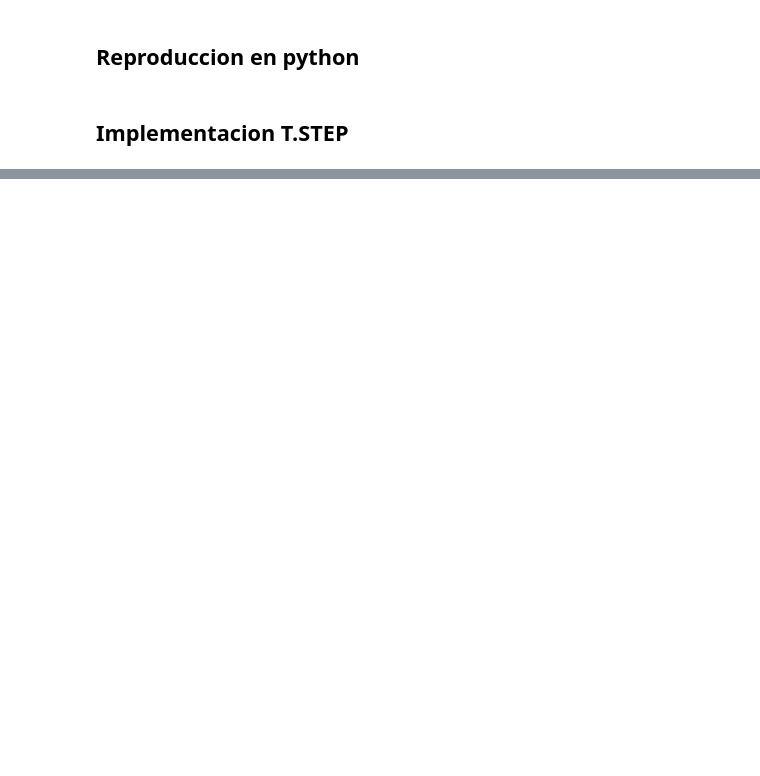
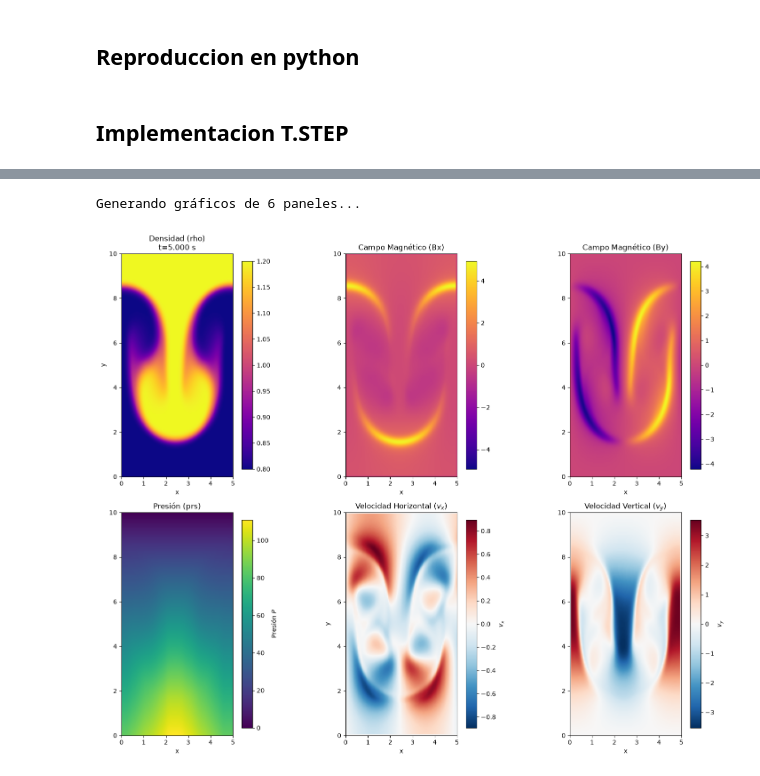
Before and after one commit to ProfRTRD/CA_repo, a Jupyter notebook: Proyecto2 - Rayleigh Taylor/Proyecto 2.ipynb, the cells around one changed output, grey strips where cells are left out. Drawn from its saved outputs; the diff is of its cells as text; code cells hidden in the pictures; blank space fills up the shorter version.

Commit message:
Se añadieron als distintas graficas, se arreglo un problema con el campo magnetico

```diff
--- a/Proyecto2 - Rayleigh Taylor/Proyecto 2.ipynb
+++ b/Proyecto2 - Rayleigh Taylor/Proyecto 2.ipynb
@@ -112,8 +118,8 @@ Nx, Ny = 100, 200
 dx = dy = 0.05
 g = 9.81
 rho_0 = 1.0
-dt = 0.005       # Paso de tiempo pequeño para cumplir CFL
-pasos = 5000
+dt = 0.0005       # Paso de tiempo pequeño para cumplir CFL
+pasos = 10000
 
 #Inicialización de campos
 omega = np.zeros((Ny, Nx))
@@ -128,7 +134,7 @@ B0 = 0.5        # Fuerza del campo magnético inicial horizontal
 for j in range(Ny):
     for i in range(Nx):
         y_interface = (Ny / 2) + 3.0 * np.cos(2 * np.pi * i / Nx)
-        rho[j, i] = 1.0 if j > y_interface else 0.9  # Pesado arriba, ligero abajo
+        rho[j, i] = 1.2 if j > y_interface else 0.8  # Pesado arriba, ligero abajo
 
 # Inicialización de campos magnéticos
 A = np.zeros((Ny, Nx))
@@ -286,0 +272,69 @@ Generando gráficos de campos separados...
+# %%
+# =====================================================================
+# VISUALIZACIÓN ESTILO PLUTO (6 PANELES)
+# =====================================================================
+print("Generando gráficos de 6 paneles...")
+
+# Crear una figura de 2 filas y 3 columnas para evitar distorsión
+fig, axes = plt.subplots(2, 3, figsize=(16, 12))
+ax1, ax2, ax3, ax4, ax5, ax6 = axes.flatten()
+
+# Extensión física para los ejes (Lx, Ly)
+extension = [0, Nx * dx, 0, Ny * dy]
+
+# PANEL 1: Densidad (rho)
+im1 = ax1.imshow(rho, cmap='plasma', origin='lower', extent=extension)
+ax1.set_title(f"Densidad (rho)\nt={pasos*dt:.3f} s")
+ax1.set_xlabel("x")
+ax1.set_ylabel("y")
+fig.colorbar(im1, ax=ax1, fraction=0.046, pad=0.04)
+
+# PANEL 2: Componente X del Campo Magnético (Bx)
+
+max_bx = np.max(np.abs(Bx)) if np.max(np.abs(Bx)) > 1e-6 else 1e-6
+im2 = ax2.imshow(Bx, cmap='plasma', origin='lower', extent=extension,
+                 vmin=-max_bx, vmax=max_bx)
+ax2.set_title("Campo Magnético (Bx)")
+ax2.set_xlabel("x")
+fig.colorbar(im2, ax=ax2, fraction=0.046, pad=0.04)
+
+# PANEL 3: Componente Y del Campo Magnético (By)
+
+max_by = np.max(np.abs(By)) if np.max(np.abs(By)) > 1e-6 else 1e-6
+im3 = ax3.imshow(By, cmap='plasma', origin='lower', extent=extension,
+                 vmin=-max_by, vmax=max_by)
+ax3.set_title("Campo Magnético (By)")
+ax3.set_xlabel("x")
+fig.colorbar(im3, ax=ax3, fraction=0.046, pad=0.04)
+
+# Panel 4: Presion
+im4 = ax4.imshow(prs, cmap='viridis', origin='lower', extent=extension)
+ax4.set_title("Presión (prs)")
+ax4.set_xlabel("x")
+fig.colorbar(im4, ax=ax4, fraction=0.046, pad=0.04).set_label(r'Presión $P$')
+# ---------------------------------------------------------
+# PANEL 5: Velocidad Horizontal (vx o u)
+# ---------------------------------------------------------
+max_u = np.max(np.abs(u)) if np.max(np.abs(u)) > 1e-6 else 1e-6
+im5 = ax5.imshow(u, cmap='RdBu_r', origin='lower', extent=extension,
+                 vmin=-max_u, vmax=max_u)
+ax5.set_title(r"Velocidad Horizontal ($v_x$)")
+ax5.set_xlabel("x")
+ax5.set_ylabel("y") # Solo el primer panel de la fila inferior lleva la "y"
+fig.colorbar(im5, ax=ax5, fraction=0.046, pad=0.04).set_label(r'$v_x$')
+
+# ---------------------------------------------------------
+# PANEL 6: Velocidad Vertical (vy o v)
+# ---------------------------------------------------------
+max_v = np.max(np.abs(v)) if np.max(np.abs(v)) > 1e-6 else 1e-6
+im6 = ax6.imshow(v, cmap='RdBu_r', origin='lower', extent=extension,
+                 vmin=-max_v, vmax=max_v)
+ax6.set_title(r"Velocidad Vertical ($v_y$)")
+ax6.set_xlabel("x")
+fig.colorbar(im6, ax=ax6, fraction=0.046, pad=0.04).set_label(r'$v_y$')
+
+plt.tight_layout()
+plt.show()
+# %% [output]
+Generando gráficos de 6 paneles...
+[figure, added]
```
Also changed, not shown: parts of 6 cells of this notebook, 6 other files.
